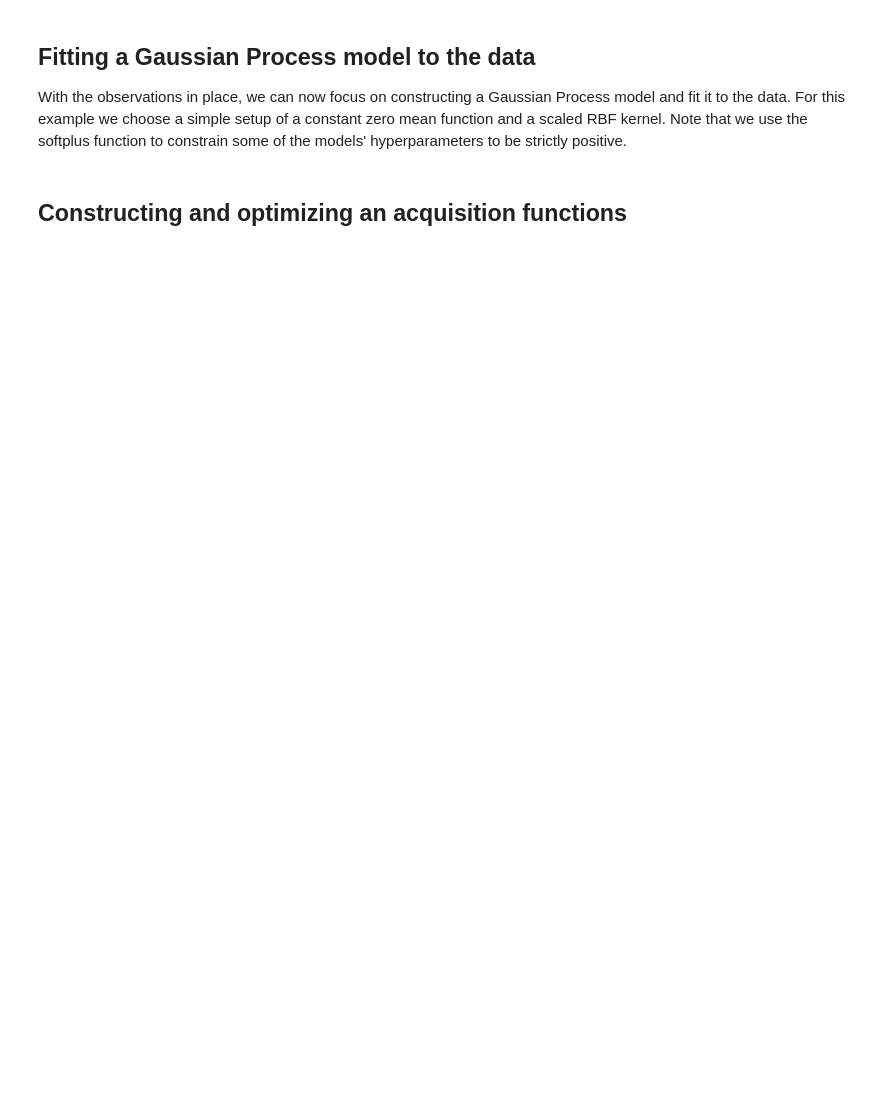
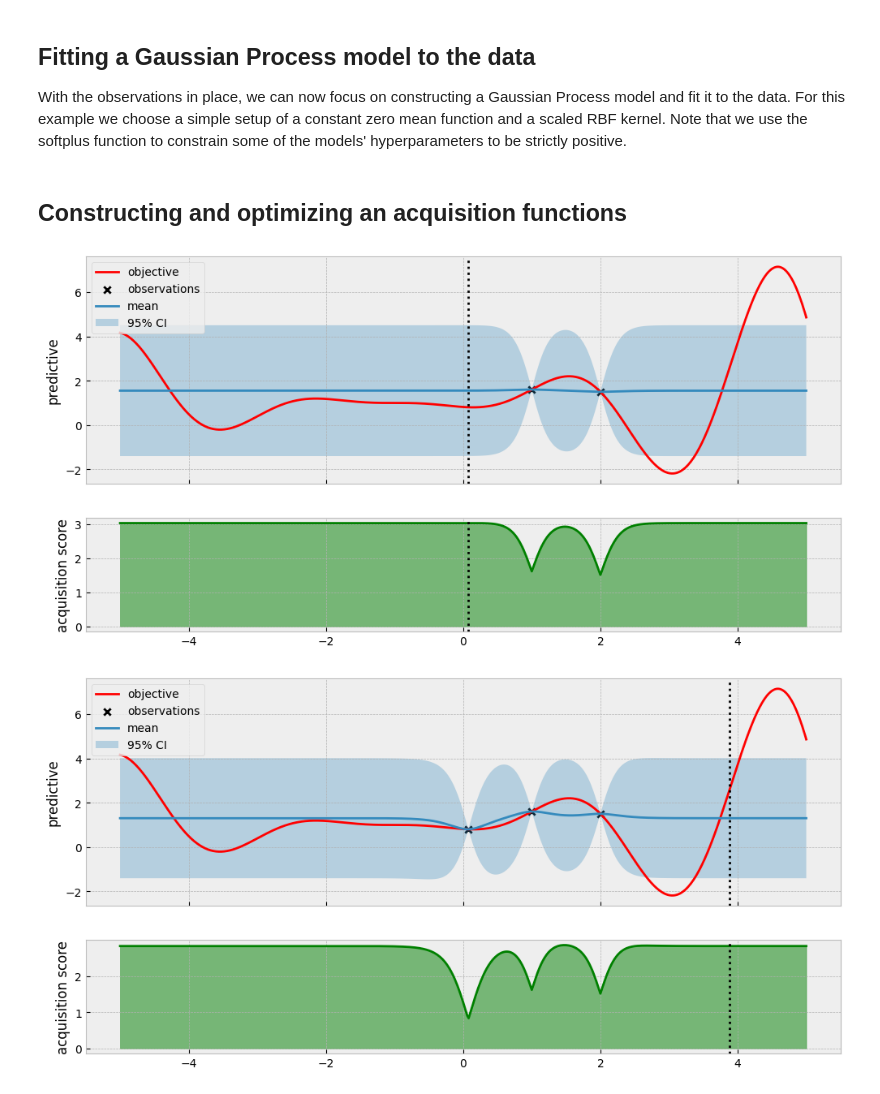
Before and after one commit to Lando-L/boax, a Jupyter notebook: docs/source/guides/Fitting_With_Priors.ipynb, the cells around one changed output. Drawn from its saved outputs; the diff is of its cells as text; code cells hidden in the pictures; blank space fills up the shorter version.

```diff
--- a/docs/source/guides/Fitting_With_Priors.ipynb
+++ b/docs/source/guides/Fitting_With_Priors.ipynb
@@ -48,9 +54,8 @@ y_train = objective(x_train) + 0.1 * random.normal(
 With the observations in place, we can now focus on constructing a Gaussian Process model and fit it to the data. For this example we choose a simple setup of a constant zero mean function and a scaled RBF kernel. Note that we use the softplus function to constrain some of the models' hyperparameters to be strictly positive.
 # %%
 params = {
+    'length_scale': jnp.zeros(()),
     'amplitude': jnp.zeros(()),
-    'length_scale': jnp.zeros(()),
-    'noise': jnp.zeros(()),
 }
 # %%
 adam = optax.adam(0.01)
@@ -127,3 +142,13 @@ x0 = jnp.reshape(
     ),
     (100, 1, -1)
 )
+# %%
+def optimize(key, acqf):
+    bfgs = optimizers.bfgs(acqf, bounds, x0, 10)
+    candidates = bfgs.init(key)
+    next_candidates, values = bfgs.update(candidates)
+
+    next_x = next_candidates[jnp.argmax(values)]
+    next_y = objective(next_x)
+
+    return next_x, next_y
@@ -130,37 +195,39 @@ x0 = jnp.reshape(
+# %%
+beta = 1
+factor = 10 ** (1 / 10)
 # %%
-def optimize(x_train, y_train):
-    def model(params):
-        return models.outcome_transformed(
-            models.gaussian_process_regression(
-                means.zero(),
-                kernels.scaled(
-                    kernels.rbf(params['amplitude']),
-                    params['length_scale']
-                )
-            )(
-                x_train,
-                y_train,
-            ),
-            likelihoods.gaussian(params['noise']),
-            distributions.multivariate_normal.as_normal,
+for i in range(10):
+    y_mean, y_var = jnp.mean(y_train), jnp.var(y_train)
+    y_norm = nn.standardize(y_train, mean=y_mean, variance=y_var)
+
+    model = models.outcome_transformed(
+        fit(x_train, y_norm),
+        distributions.multivariate_normal.as_normal,
+        lambda norm: distributions.normal.normal(
+            norm.loc * jnp.sqrt(y_var) + y_mean,
+            norm.scale
         )
+    )
 
-    for i in range(10):
-        params = fit(x_train, nn.standardize(y_train))
+    acqf = optimization.construct(
+        model,
+        acquisitions.upper_confidence_bound(beta),
+    )
 
-        acqf = optimization.construct(
-            model(params),
-            acquisitions.upper_confidence_bound(2.0),
-        )
+    next_x, next_y = optimize(
+        random.fold_in(optimizer_key, i),
+        acqf
+    )
 
-        bfgs = optimizers.bfgs(acqf, bounds, x0, 10)
-        candidates = bfgs.init(random.fold_in(optimizer_key, i))
-        next_candidates, values = bfgs.update(candidates)
+    preds = model(xs)
+    values = acqf(xs[..., jnp.newaxis])
 
-        next_x = next_candidates[jnp.argmax(values)]
-        next_y = objective(next_x)
+    visualize(preds.loc, preds.scale, values, x_train, y_train, next_x)
 
-        x_train = jnp.vstack([x_train, next_x])
-        y_train = jnp.hstack([y_train, next_y])
+    x_train = jnp.vstack([x_train, next_x])
+    y_train = jnp.hstack([y_train, next_y])
 
-    return x_train, y_train
+    beta *= factor
+# %% [output]
+[figure, added]
+[figure, added]
```
Also changed, not shown: parts of 13 cells of this notebook, 4 other files.
